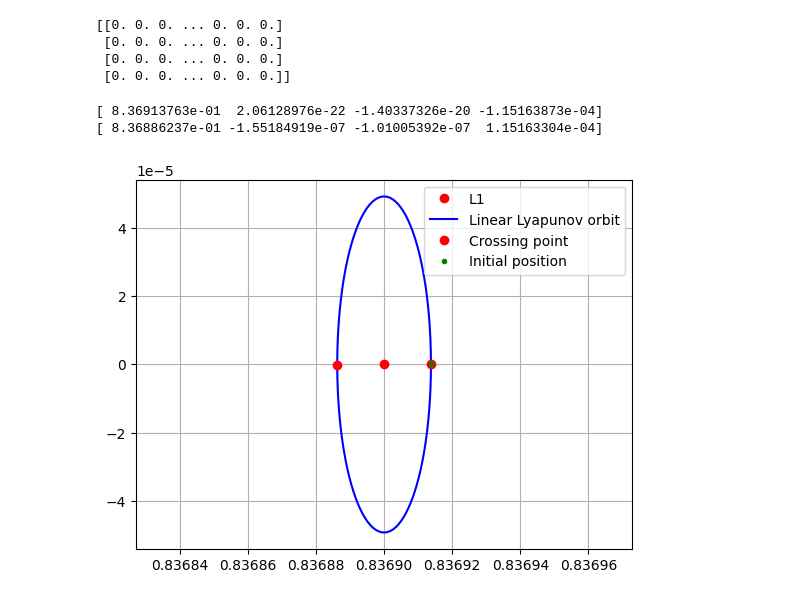
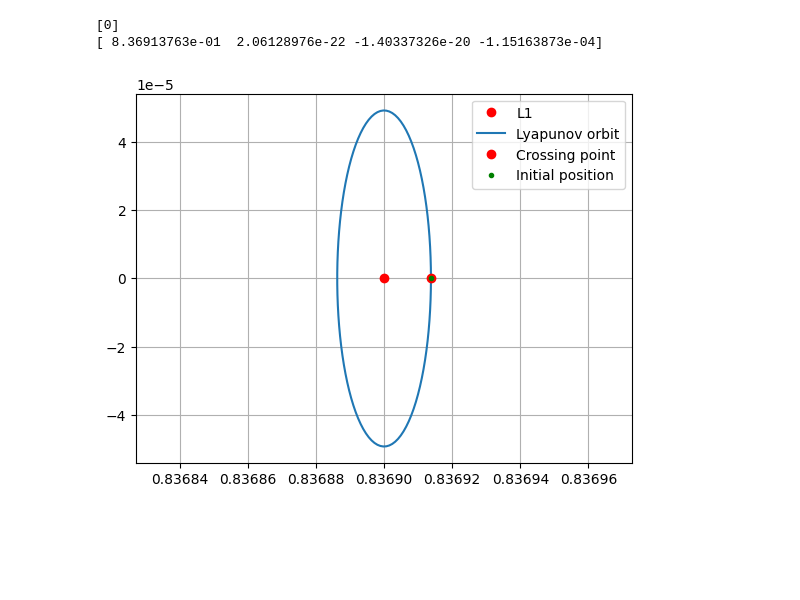
Before and after one commit to Meoli96/Trajectory, a Jupyter notebook: Ex1/test.ipynb, the cells around one changed output. Saved outputs shown, nothing was run; the diff lists cells and outputs as text; code cells hidden in the pictures; blank space fills up the shorter version.

Commit message:
PAC done - TODO: Pairwise orbit recomputation

```diff
--- a/Ex1/test.ipynb
+++ b/Ex1/test.ipynb
@@ -43,73 +42,43 @@ om_ly = L_sel.imag
 T_ly = 2*np.pi/om_ly
 # Lyapunov linearized state
 # x(t) = XL + alpha0(cos(om_ly*t)*Re(V_sel) + sin(om_ly*t)*Im(V_sel))
-# But we are interested in t = 0 then x(0) = XL + alpha0*Re(V_sel)
 
-# Initial state
-x0_ly = XL1 + alpha0*(V_sel.real)
-PHI0 = np.eye(4, 4)
-
-X0 = np.concatenate((x0_ly, PHI0.flatten()))
-
-
-def f_lyp (t_span: np.ndarray, om_ly, alpha0, V):
-    # t_span is the time span [0, T]
-    # om_ly come
-    # alpha0 is the initial guess for alpha
-    # V is the eigenvector corresponding to the eigenvalue with positive imaginary part
-
-    X = np.zeros((4, len(t_span)))
-    for i, t in enumerate(t_span):
-        X[:, i] = XL1 + alpha0*(np.cos(om_ly*t)*V.real - np.sin(om_ly*t)*V.imag)
-    return X
 
 
 t_span = np.linspace(0, 2*np.pi/om_ly, 1000)
-X_lyap = f_lyp(t_span, om_ly, alpha0, V_sel)
+X_lyap =lin_lyapunov_orbit(XL1, om_ly, alpha0, V_sel)
-# %%
-X_liap_test = lin_lyapunov_orbit(XL1, om_ly, alpha0,V_sel, 1000)
-
-print(X_lyap-X_liap_test)
-# %% [output]
-[[0. 0. 0. ... 0. 0. 0.]
- [0. 0. 0. ... 0. 0. 0.]
- [0. 0. 0. ... 0. 0. 0.]
- [0. 0. 0. ... 0. 0. 0.]]
 # %%
 # Plotting cell
 import matplotlib.pyplot as plt
 
 
 # Plot the Lagrange point
 plt.plot(XL1[0], XL1[1], 'ro', label='L1')
 
 # Set the aspect ratio to be equal
 plt.axis('equal')
 
 
-
-# # Plot linear lyapunov orbit
-plt.plot(X_liap_test[0, :], X_liap_test[1, :],'b', label='Linear Lyapunov orbit')
-
 # From X_lyap take the solution that crosses the x-axis
-i_cross = [i for i in range(len(t_span)-1) if X_lyap[1, i] * X_lyap[1,i+1] < 0]
-
+i_cross = [idx for idx in range(len(X_lyap)-1) if X_lyap[1, idx] * X_lyap[1,idx+1] < 0 and X_lyap[1, idx] > 0]
+print(i_cross)
+# Plot the Lyapunov orbit
+plt.plot(X_lyap[0,:], X_lyap[1,:], label='Lyapunov orbit')
 # Plot the crossing point
 plt.plot(X_lyap[0,i_cross], X_lyap[1,i_cross], 'ro', label='Crossing point')
 print(X_lyap[:, i_cross[0]])
-print(X_lyap[:, i_cross[1]])
 
 #Plot initial position
 plt.plot( X_lyap[0,0], X_lyap[1,0], 'g.', label='Initial position')
 plt.grid()
 
 
 plt.legend()
 plt.show()
 # %% [output]
+[0]
 [ 8.36913763e-01  2.06128976e-22 -1.40337326e-20 -1.15163873e-04]
-[ 8.36886237e-01 -1.55184919e-07 -1.01005392e-07  1.15163304e-04]
-[figure, old version]
+[figure, new version]
 # %%
 # Take one of the crossing points
 X0 = X_lyap[:, i_cross[0]]
```
Also changed, not shown: parts of 7 cells of this notebook, 4 other files.
